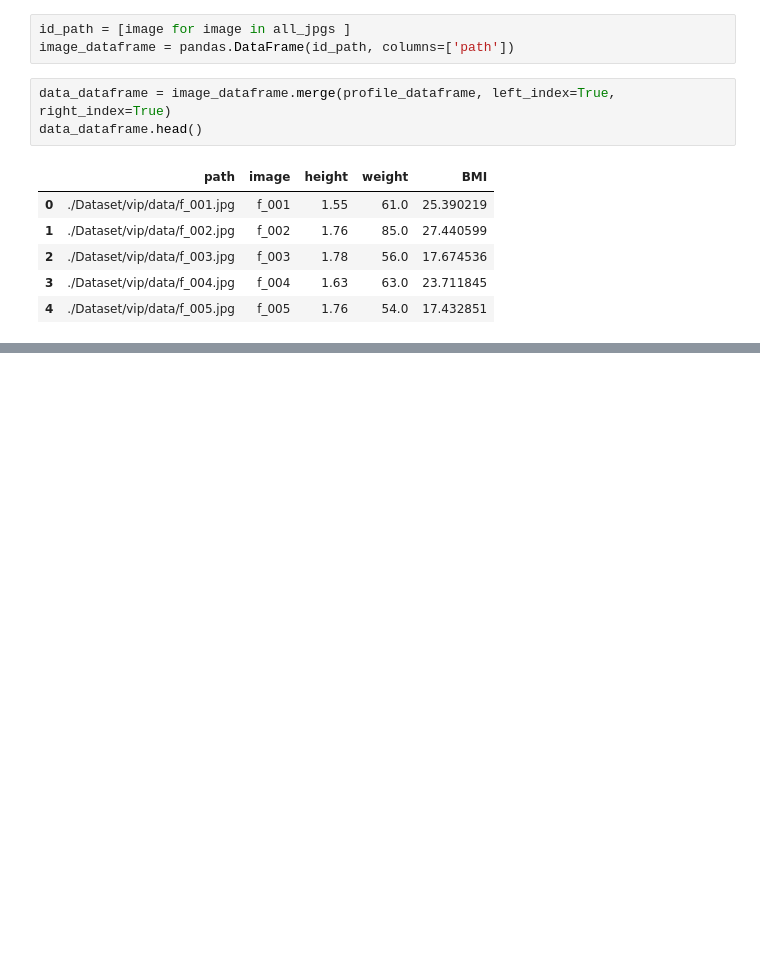
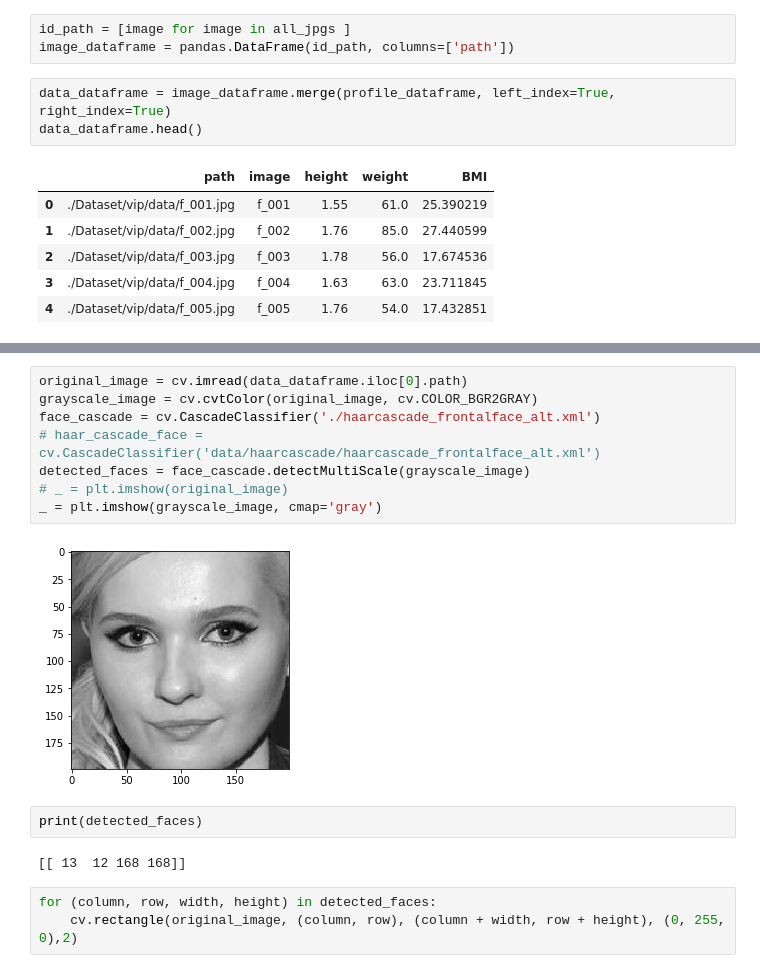
Before and after one commit to tonyzzzzz/FaceToBMI, a Jupyter notebook: face_detection.ipynb, the cells around one changed output, grey strips where cells are left out. Saved outputs shown, nothing was run; the diff lists cells and outputs as text; blank space fills up the shorter version.

Commit message:
Face Detection

```diff
--- a/face_detection.ipynb
+++ b/face_detection.ipynb
@@ -42,0 +50,17 @@ ImportError: /opt/ros/kinetic/lib/python2.7/dist-packages/cv2.so: undefined symb
+# %%
+original_image = cv.imread(data_dataframe.iloc[0].path)
+grayscale_image = cv.cvtColor(original_image, cv.COLOR_BGR2GRAY)
+face_cascade = cv.CascadeClassifier('./haarcascade_frontalface_alt.xml')
+# haar_cascade_face = cv.CascadeClassifier('data/haarcascade/haarcascade_frontalface_alt.xml')
+detected_faces = face_cascade.detectMultiScale(grayscale_image)
+# _ = plt.imshow(original_image)
+_ = plt.imshow(grayscale_image, cmap='gray')
+# %% [output]
+[figure, added]
+# %%
+print(detected_faces)
+# %% [output]
+[[ 13  12 168 168]]
+# %%
+for (column, row, width, height) in detected_faces:
+    cv.rectangle(original_image, (column, row), (column + width, row + height), (0, 255, 0),2)
```
Also changed, not shown: parts of 4 cells of this notebook, 3 other files.
